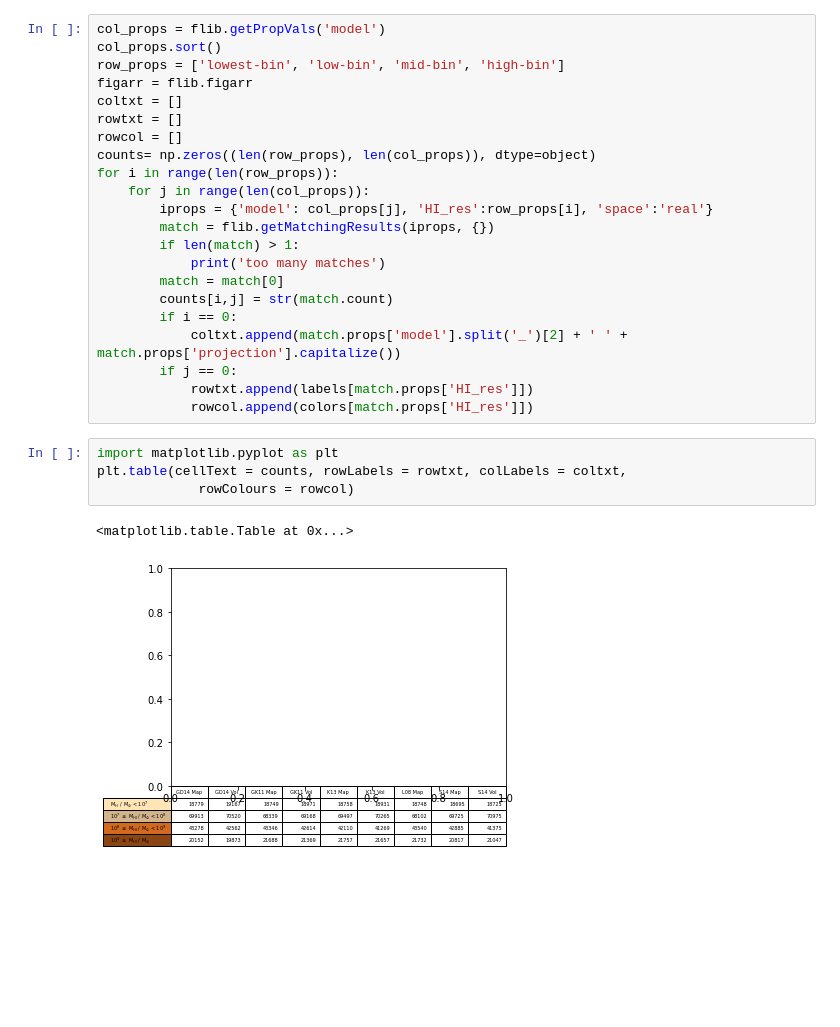
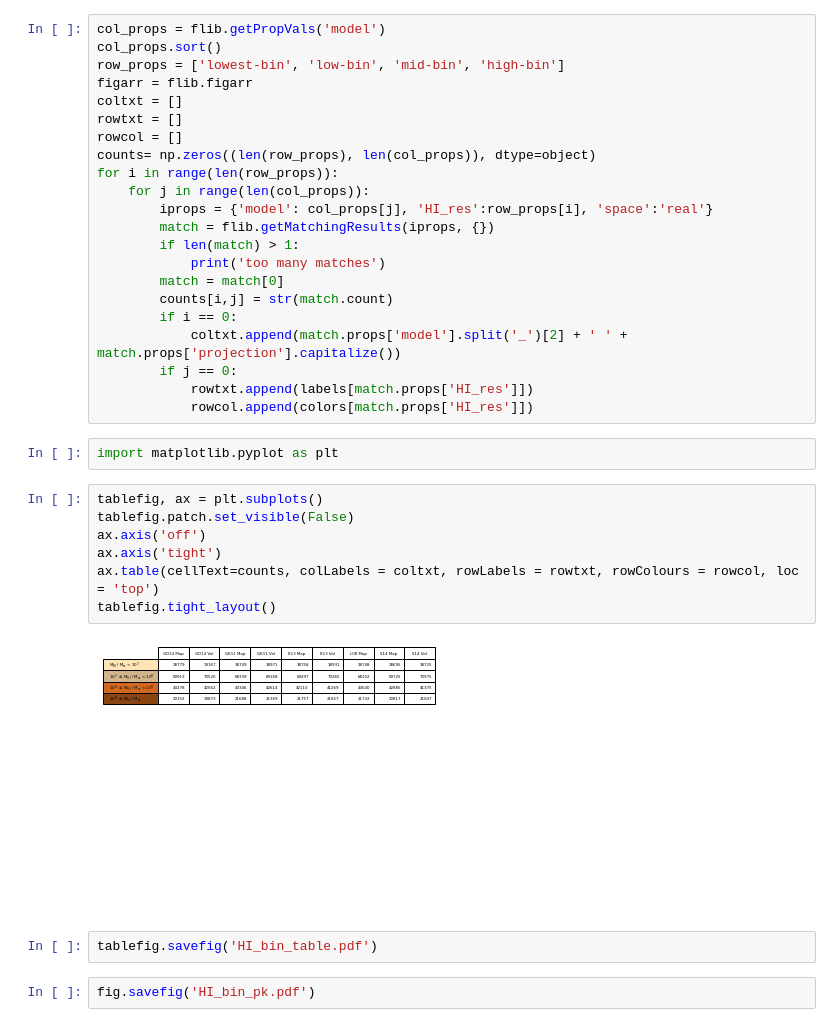
Before and after one commit to calvinosinga/hcolor, a Jupyter notebook: fig_md_analysis/galaxy_auto/Untitled1.ipynb, the cells around one changed output. Drawn from its saved outputs; the diff is of its cells as text; blank space fills up the shorter version.

```diff
--- a/fig_md_analysis/galaxy_auto/Untitled1.ipynb
+++ b/fig_md_analysis/galaxy_auto/Untitled1.ipynb
@@ -108,8 +118,16 @@ for i in range(len(row_props)):
             rowcol.append(colors[match.props['HI_res']])
 # %%
 import matplotlib.pyplot as plt
-plt.table(cellText = counts, rowLabels = rowtxt, colLabels = coltxt,
-             rowColours = rowcol)
-# %% [output]
-<matplotlib.table.Table at 0x...>
-[figure, removed]
+# %%
+tablefig, ax = plt.subplots()
+tablefig.patch.set_visible(False)
+ax.axis('off')
+ax.axis('tight')
+ax.table(cellText=counts, colLabels = coltxt, rowLabels = rowtxt, rowColours = rowcol, loc = 'top')
+tablefig.tight_layout()
+# %% [output]
+[figure, added]
+# %%
+tablefig.savefig('HI_bin_table.pdf')
+# %%
+fig.savefig('HI_bin_pk.pdf')
```
Also changed, not shown: parts of 11 cells of this notebook, 4 other files.
